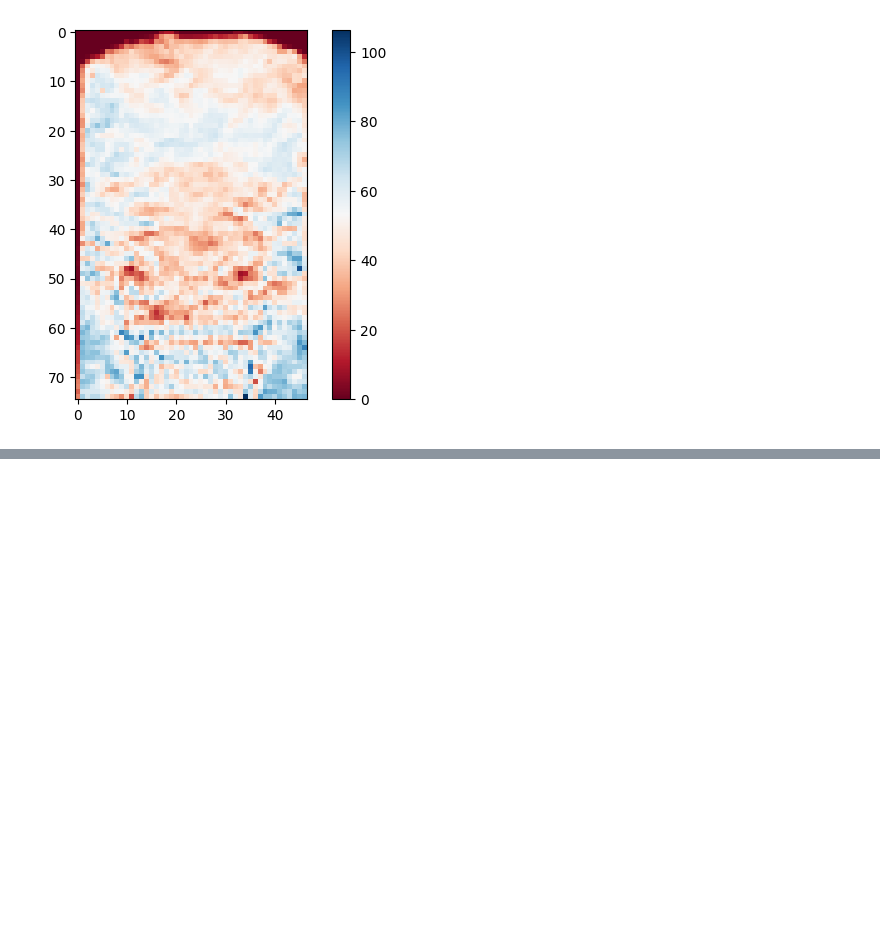
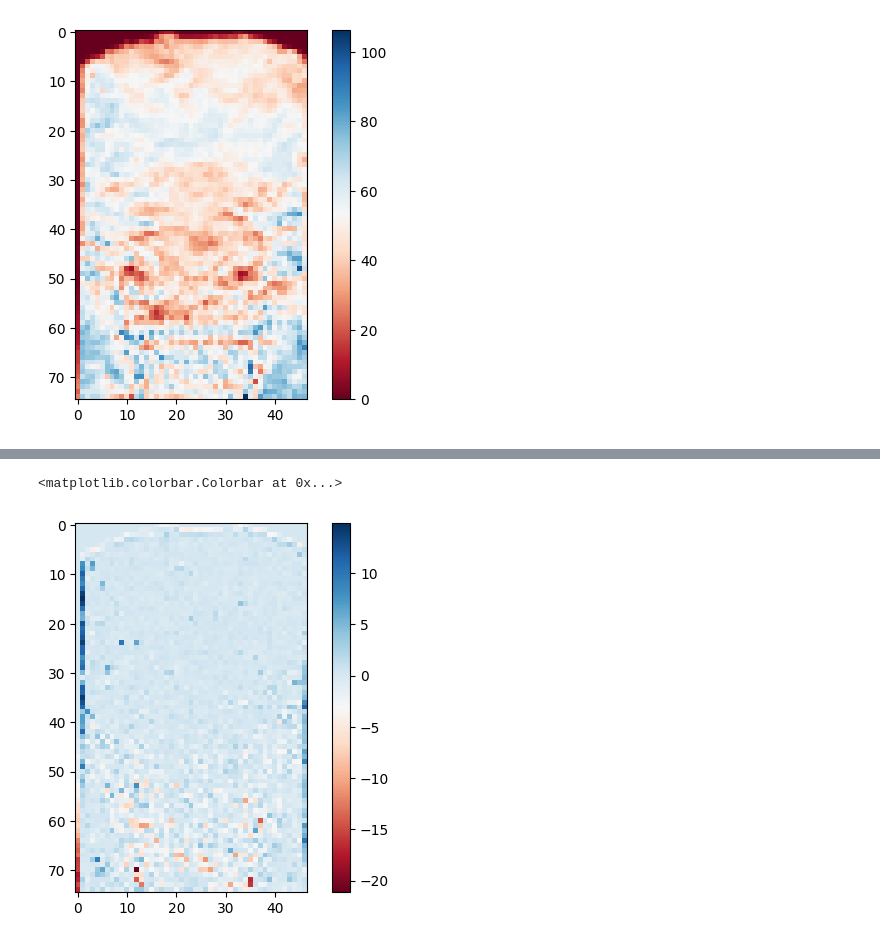
Before and after one commit to CaffineAddic/Wavelet_transforms_in_schlieren_flame_images, a Jupyter notebook: harr_transform.ipynb, the cells around one changed output, grey strips where cells are left out. Drawn from its saved outputs; the diff is of its cells as text; code cells hidden in the pictures; blank space fills up the shorter version.

```diff
--- a/harr_transform.ipynb
+++ b/harr_transform.ipynb
@@ -52,0 +68,6 @@ plt.colorbar(neg)
+# %%
+neg = plt.imshow(np.array(median[100]-mean[100]), cmap='RdBu')
+plt.colorbar(neg)
+# %% [output]
+<matplotlib.colorbar.Colorbar at 0x...>
+[figure, added]
```
Also changed, not shown: parts of 5 cells of this notebook.
